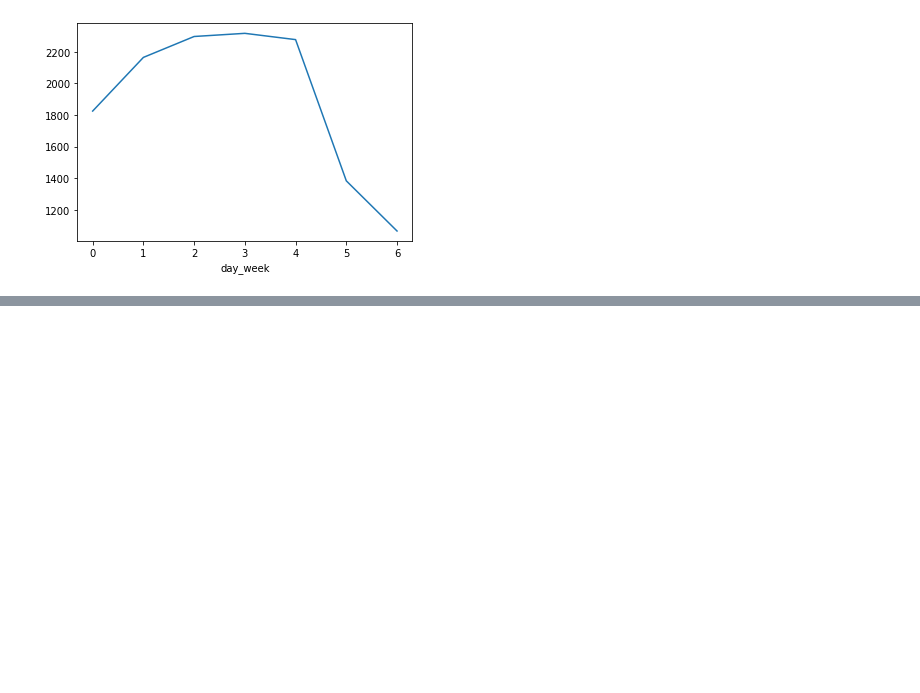
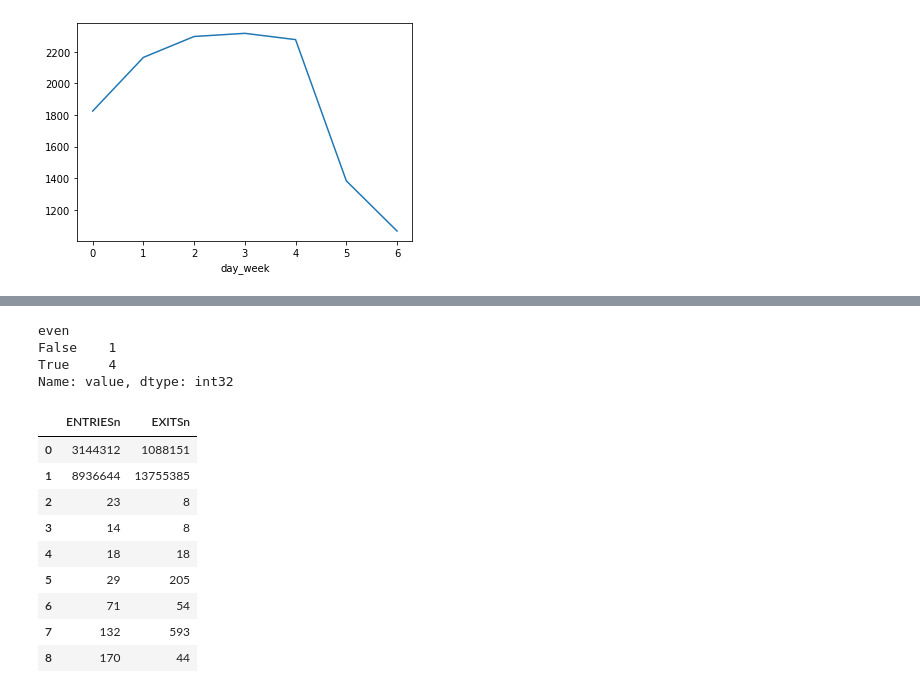
Before and after one commit to rafi007akhtar/intro-to-data-analysis, a Jupyter notebook: lesson-3/numpy-pandas-2d-practise.ipynb, the cells around one changed output, grey strips where cells are left out. Drawn from its saved outputs; the diff is of its cells as text; code cells hidden in the pictures; blank space fills up the shorter version.

Commit message:
done with groupby exercise (set fill value as 0)

```diff
--- a/lesson-3/numpy-pandas-2d-practise.ipynb
+++ b/lesson-3/numpy-pandas-2d-practise.ipynb
@@ -1090,0 +1118,62 @@ ridership.plot()
+# %%
+# Find second largest value in each group
+if True:
+    def second_largest(xs):
+        sorted_xs = xs.sort_values(inplace=False, ascending=False)
+        return sorted_xs.iloc[1]
+    grouped_data = example_df.groupby('even')
+    print (grouped_data['value'].apply(second_largest))
+# %% [output]
+even
+False    1
+True     4
+Name: value, dtype: int32
+# %%
+def get_hourly_entries_and_exits_per_entry(entries_and_exits):
+    '''
+    Fill in this function to take a DataFrame with cumulative entries
+    and exits (entries in the first column, exits in the second) and
+    return a DataFrame with hourly entries and exits (entries in the
+    first column, exits in the second).
+    '''
+    return entries_and_exits - entries_and_exits.shift(1, fill_value=0)
+# %%
+# --- Quiz ---
+# DataFrame with cumulative entries and exits for multiple stations
+ridership_df = pd.DataFrame({
+    'UNIT': ['R051', 'R079', 'R051', 'R079', 'R051', 'R079', 'R051', 'R079', 'R051'],
+    'TIMEn': ['00:00:00', '02:00:00', '04:00:00', '06:00:00', '08:00:00', '10:00:00', '12:00:00', '14:00:00', '16:00:00'],
+    'ENTRIESn': [3144312, 8936644, 3144335, 8936658, 3144353, 8936687, 3144424, 8936819, 3144594],
+    'EXITSn': [1088151, 13755385,  1088159, 13755393,  1088177, 13755598, 1088231, 13756191,  1088275]
+})
+
+def get_hourly_entries_and_exits(entries_and_exits):
+    '''
+    Fill in this function to take a DataFrame with cumulative entries
+    and exits and return a DataFrame with hourly entries and exits.
+    The hourly entries and exits should be calculated separately for
+    each station (the 'UNIT' column).
+
+    Hint: Take a look at the `get_hourly_entries_and_exits()` function
+    you wrote in a previous quiz, DataFrame Vectorized Operations. If
+    you copy it here and rename it, you can use it and the `.apply()`
+    function to help solve this problem.
+    '''
+    # applicable = entries_and_exits[['ENTRIESn', 'EXITSn']]
+    # entries_and_exits[['ENTRIESn', 'EXITSn']] = applicable.apply(get_hourly_entries_and_exits_per_entry)
+    return entries_and_exits.groupby('UNIT')[['ENTRIESn', 'EXITSn']].apply(get_hourly_entries_and_exits_per_entry)
+# %%
+grouped = get_hourly_entries_and_exits(ridership_df)
+# %%
+grouped
+# %% [output]
+|  | ENTRIESn | EXITSn |
+| 0 | 3144312 | 1088151 |
+| 1 | 8936644 | 13755385 |
+| 2 | 23 | 8 |
+| 3 | 14 | 8 |
+| 4 | 18 | 18 |
+| 5 | 29 | 205 |
+| 6 | 71 | 54 |
+| 7 | 132 | 593 |
+| 8 | 170 | 44 |
```
Also changed, not shown: parts of 2 cells of this notebook.
